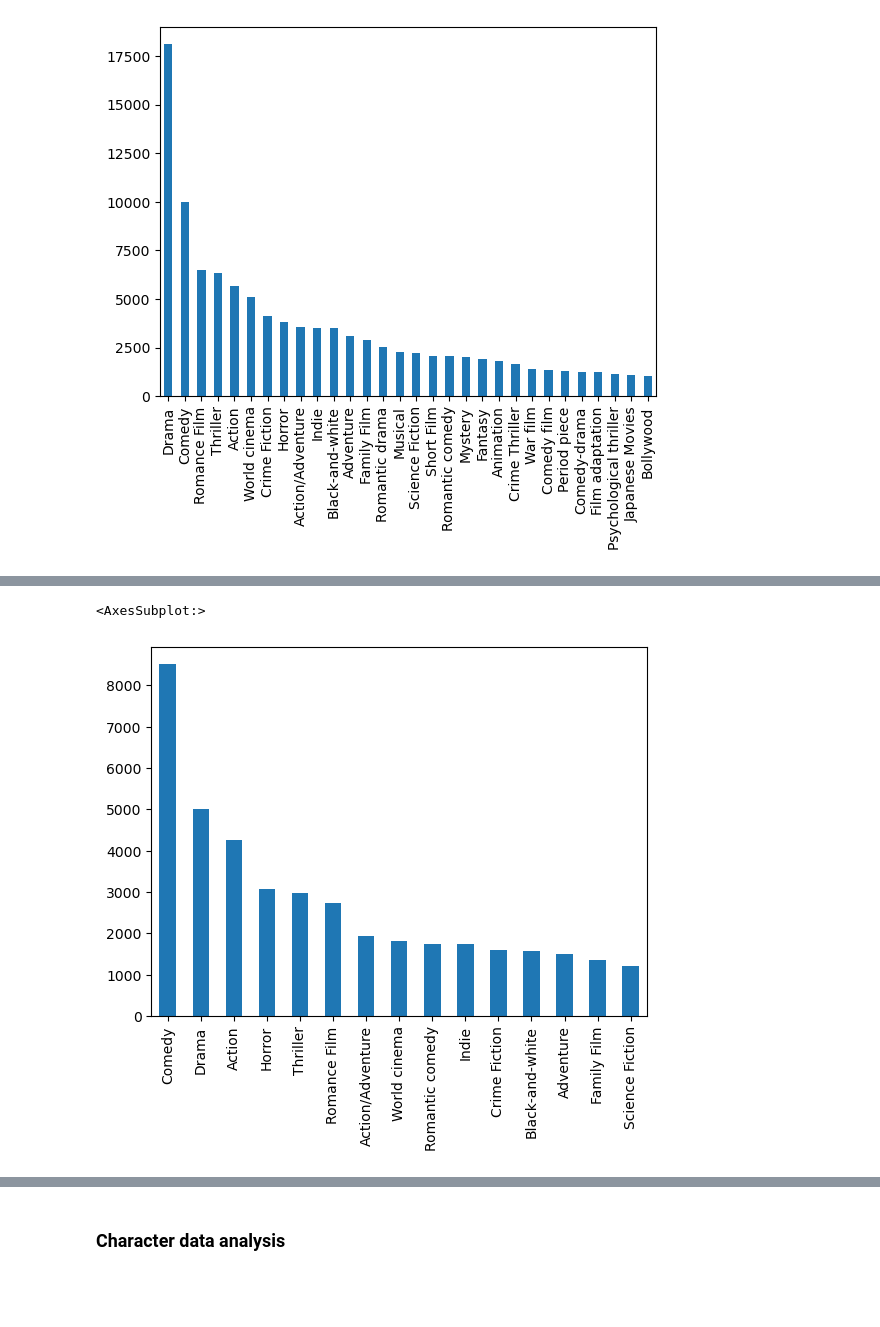
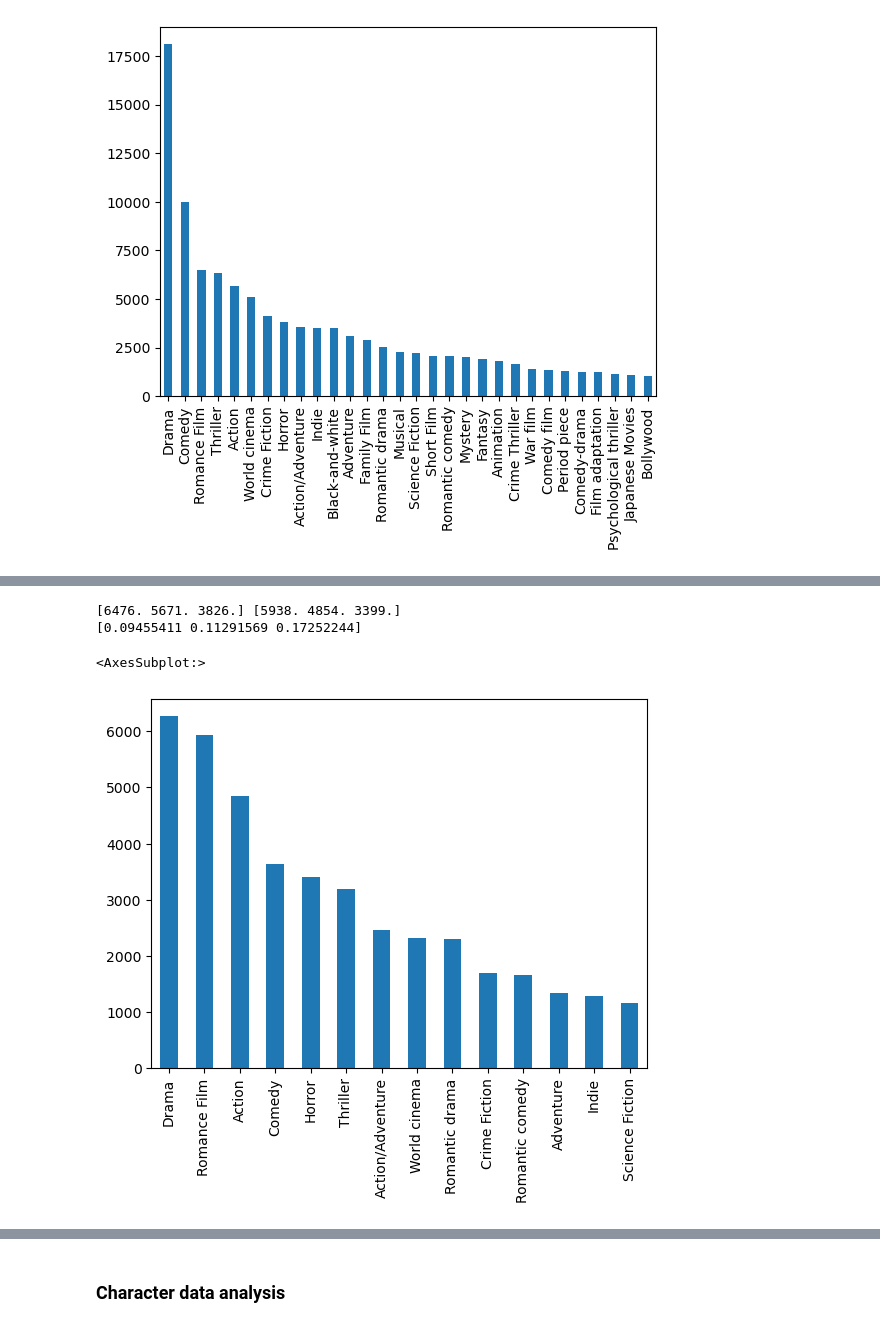
Before and after one commit to epfl-ada/ada-2022-project-nonansland22, a Jupyter notebook: Project_NoNansLand.ipynb, the cells around one changed output, grey strips where cells are left out. Drawn from its saved outputs; the diff is of its cells as text; code cells hidden in the pictures; blank space fills up the shorter version.

```diff
--- a/Project_NoNansLand.ipynb
+++ b/Project_NoNansLand.ipynb
@@ -75,0 +90,27 @@ a.plot(kind='bar')
+# %%
+triplets = list((combinations(selected,3)))
+count_per_genre = np.zeros((len(triplets), 3))
+count_unique_per_genre = np.zeros((len(triplets), 3))
+# %%
+for i, triplet in enumerate(triplets) :
+    for j, genre in enumerate(triplet) :
+        count_per_genre[i,j] = identification_genre.loc[:,genre].sum()
+        others = list(triplet)
+        others.remove(genre)
+        count_unique_per_genre[i,j] = len(identification_genre[(identification_genre[genre] == 1) \
+            & (identification_genre[others[0]] != 1)\
+            & (identification_genre[others[1]] != 1)])
+# %%
+loss_genres = (count_per_genre - count_unique_per_genre) / count_per_genre
+mean_loss = np.mean(loss_genres, axis=1)
+mean_count = np.mean(count_unique_per_genre, axis=1)
+min_loser = mean_loss.argsort()[:3]
+highest_mean = mean_count.argsort()[-3:]
+min_std = np.std(loss_genres, axis=1).argsort()[:3]
+
+for i in min_loser:
+    print(triplets[i])
+for i in highest_mean:
+    print(triplets[i])
+for i in min_std:
+    print(triplets[i])
@@ -76,5 +127,11 @@ a.plot(kind='bar')
+# %%
+print(count_per_genre[min_loser[1],:], count_unique_per_genre[min_loser[1],:])
+print(mean_loss[min_loser])
+# %% [output]
+[6476. 5671. 3826.] [5938. 4854. 3399.]
+[0.09455411 0.11291569 0.17252244]
 # %%
-selected_genres = ['Comedy','Action','Horror']
+selected_genres = triplets[min_loser[1]]
 
 for genre in selected_genres:
     moviedata_filtered[genre] = moviedata_filtered['genres'].apply(lambda x: 1 if genre in x else 0)
@@ -83,14 +140,14 @@ moviedata_filtered['unique_genre'] = moviedata_filtered.loc[:,selected_genres].s
 # %%
 unique_genre = moviedata_filtered.drop(moviedata_filtered[moviedata_filtered['unique_genre'] != 1].index)
 # %%
-a = to_1D(unique_genre['genres']).value_counts()
+b = to_1D(unique_genre['genres']).value_counts()
 
-a = a[a>1000]
+b = b[b>1000]
 
-a.plot(kind='bar')
+b.plot(kind='bar')
 # %% [output]
 <AxesSubplot:>
-[figure, old version]
+[figure, new version]
 # %%
 unique_genre.head()
 # %% [output]
```
Also changed, not shown: parts of 24 cells of this notebook.
